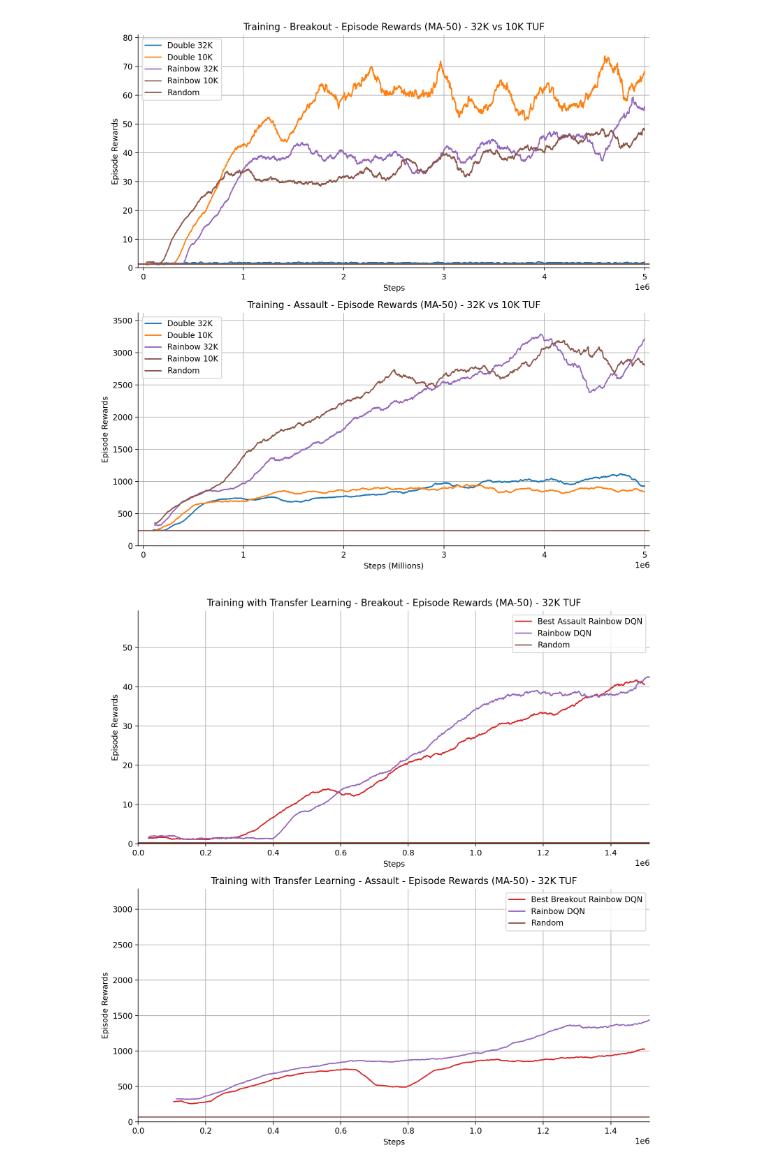
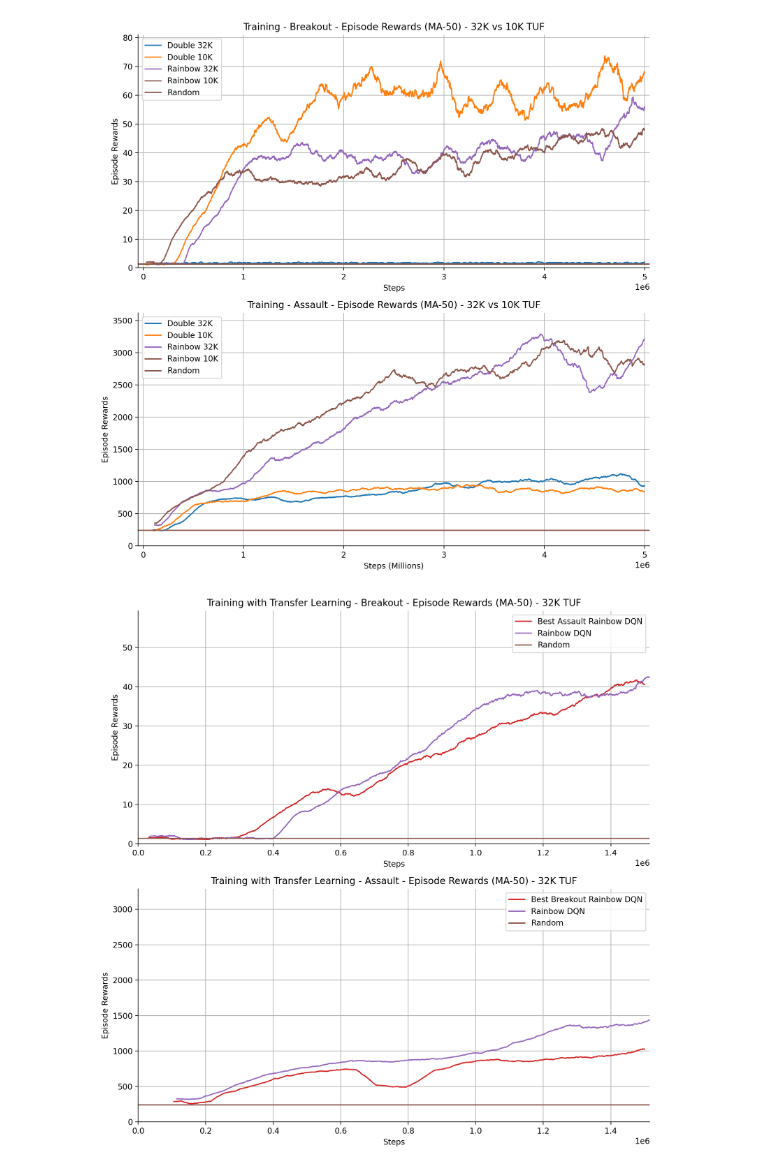
Before and after one commit to tgenlis83/dqn_paper_atari, a Jupyter notebook: notebooks/plots.ipynb, the cells around one changed output. Saved outputs shown, nothing was run; the diff lists cells and outputs as text; code cells hidden in the pictures.

Commit message:
feat: added random results

```diff
--- a/notebooks/plots.ipynb
+++ b/notebooks/plots.ipynb
@@ -318,26 +318,26 @@ import pandas as pd
 import matplotlib.pyplot as plt
 
 df_a_b_rainbow = pd.read_csv(
-    "../best_training_32K/a=>b rb/breakout_rainbow_training_history.csv"
+    "../data/32K_TUF/a=>b rb/breakout_rainbow_training_history.csv"
 )
 df_b_a_rainbow = pd.read_csv(
-    "../best_training_32K/b=>a rb/assault_rainbow_training_history.csv"
+    "../data/32K_TUF/b=>a rb/assault_rainbow_training_history.csv"
 )
 
 # a stands for Assault and b stands for Breakout
 df_assault_rainbow = pd.read_csv(
-    "../best_training_32K/assault/assault_rainbow_training_history.csv"
+    "../data/32K_TUF/assault/assault_rainbow_training_history.csv"
 )
 df_breakout_rainbow = pd.read_csv(
-    "../best_training_32K/breakout/breakout_rainbow_training_history.csv"
+    "../data/32K_TUF/breakout/breakout_rainbow_training_history.csv"
 )
 
 # Random baselines
 df_breakout_random = pd.read_csv(
-    "../1_life_training/random/test_random_1l_breakout_rainbow_results.csv"
+    "../data/test_random_breakout_double.csv"
 )
 df_assault_random = pd.read_csv(
-    "../1_life_training/random/test_random_1l_assault_rainbow_results.csv"
+    "../data/test_random_assault_double.csv"
 )
 
 window_size = int(50 / 15 * 50)
@@ -411,31 +411,31 @@ axes[1].plot(
     label="Rainbow DQN",
     color="C4",
 )
 
 # Plot horizontal line and filler for Assault Random
 axes[1].axhline(y=assault_random_mean, color="C5", linestyle="-", label="Random")
 
 axes[1].set_xlim([0, 1_515_000])
 axes[1].set_ylim(
     [
         0,
         max(
             df_b_a_rainbow["episode_rewards_ma"].max(),
             df_assault_rainbow["episode_rewards_ma"].max(),
             assault_random_max,
         ),
     ]
 )
 
 axes[1].set_title("Training with Transfer Learning - Assault - Episode Rewards (MA-50) - 32K TUF")
 axes[1].set_xlabel("Steps")
 axes[1].set_ylabel("Episode Rewards")
 axes[1].legend()
 axes[1].grid(True)
 better_spines(axes[0])
 better_spines(axes[1])
 
 plt.tight_layout()
 plt.show()
 # %% [output]
-[figure, old version]
+[figure, new version]
```
Also changed, not shown: parts of 2 cells of this notebook, 4 other files.
